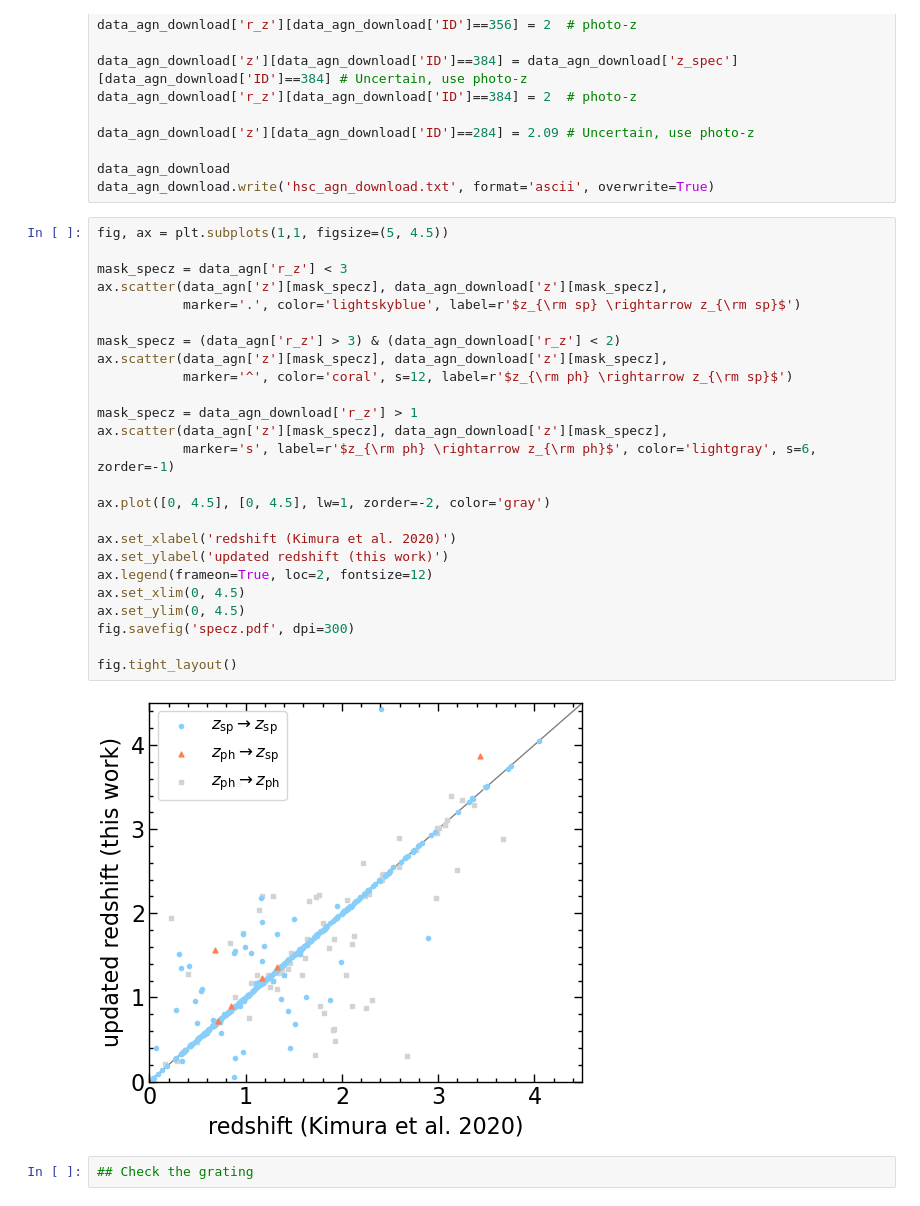
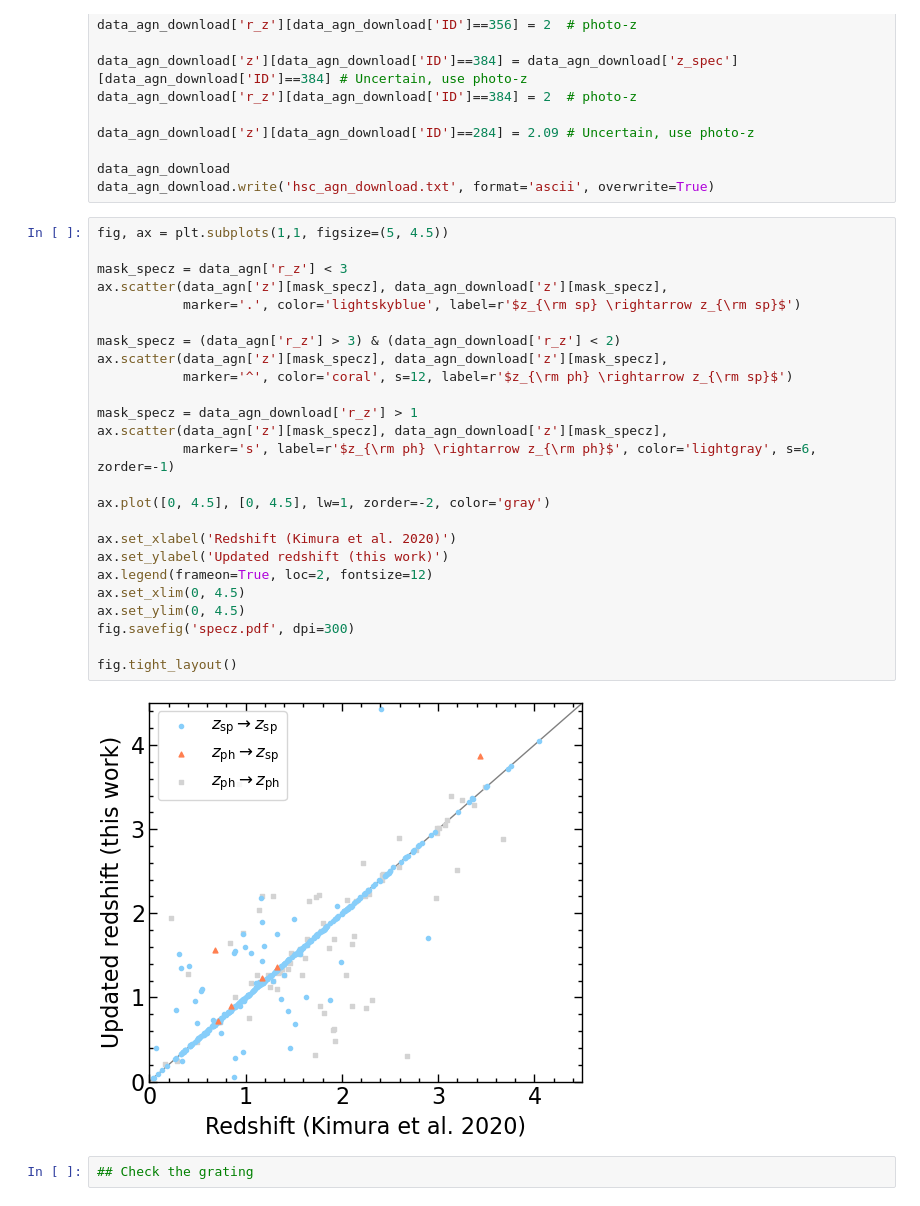
Before and after one commit to Chisen-Lupus/dwarf_agn_cosmos, a Jupyter notebook: hsc-ssp-download.ipynb, the cells around one changed output. Cells and saved outputs as stored; diff of their text form.

```diff
--- a/hsc-ssp-download.ipynb
+++ b/hsc-ssp-download.ipynb
@@ -757,30 +757,30 @@ data_agn_download.write('hsc_agn_download.txt', format='ascii', overwrite=True)
 # %%
 fig, ax = plt.subplots(1,1, figsize=(5, 4.5))
 
 mask_specz = data_agn['r_z'] < 3
 ax.scatter(data_agn['z'][mask_specz], data_agn_download['z'][mask_specz],
            marker='.', color='lightskyblue', label=r'$z_{\rm sp} \rightarrow z_{\rm sp}$')
 
 mask_specz = (data_agn['r_z'] > 3) & (data_agn_download['r_z'] < 2)
 ax.scatter(data_agn['z'][mask_specz], data_agn_download['z'][mask_specz],
            marker='^', color='coral', s=12, label=r'$z_{\rm ph} \rightarrow z_{\rm sp}$')
 
 mask_specz = data_agn_download['r_z'] > 1
 ax.scatter(data_agn['z'][mask_specz], data_agn_download['z'][mask_specz],
            marker='s', label=r'$z_{\rm ph} \rightarrow z_{\rm ph}$', color='lightgray', s=6, zorder=-1)
 
 ax.plot([0, 4.5], [0, 4.5], lw=1, zorder=-2, color='gray')
 
-ax.set_xlabel('redshift (Kimura et al. 2020)')
-ax.set_ylabel('updated redshift (this work)')
+ax.set_xlabel('Redshift (Kimura et al. 2020)')
+ax.set_ylabel('Updated redshift (this work)')
 ax.legend(frameon=True, loc=2, fontsize=12)
 ax.set_xlim(0, 4.5)
 ax.set_ylim(0, 4.5)
 fig.savefig('specz.pdf', dpi=300)
 
 fig.tight_layout()
 # %% [output]
-[figure, old version]
+[figure, new version]
 # %%
 ## Check the grating
 # %% [markdown]
```
